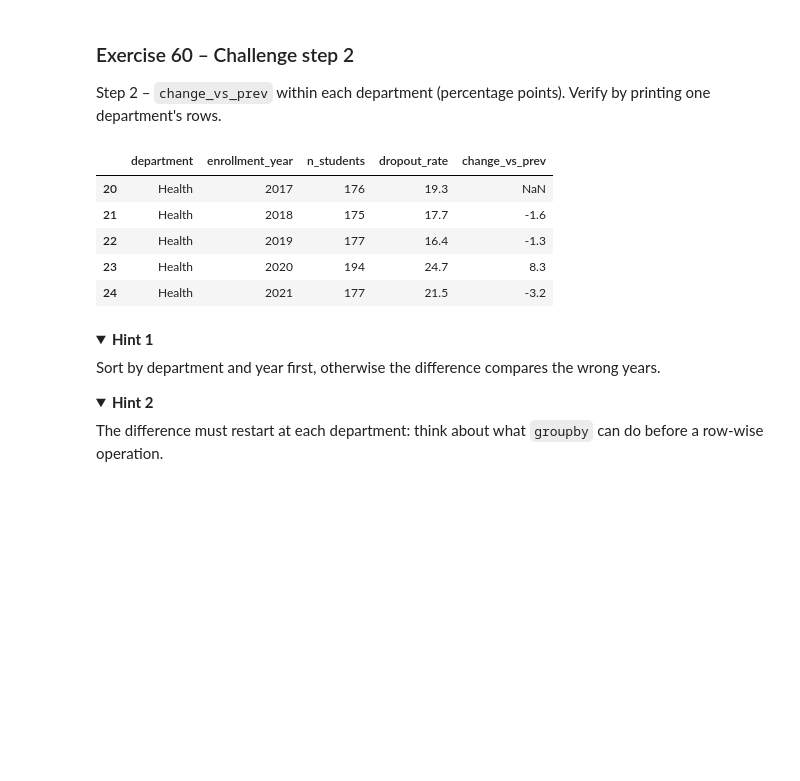
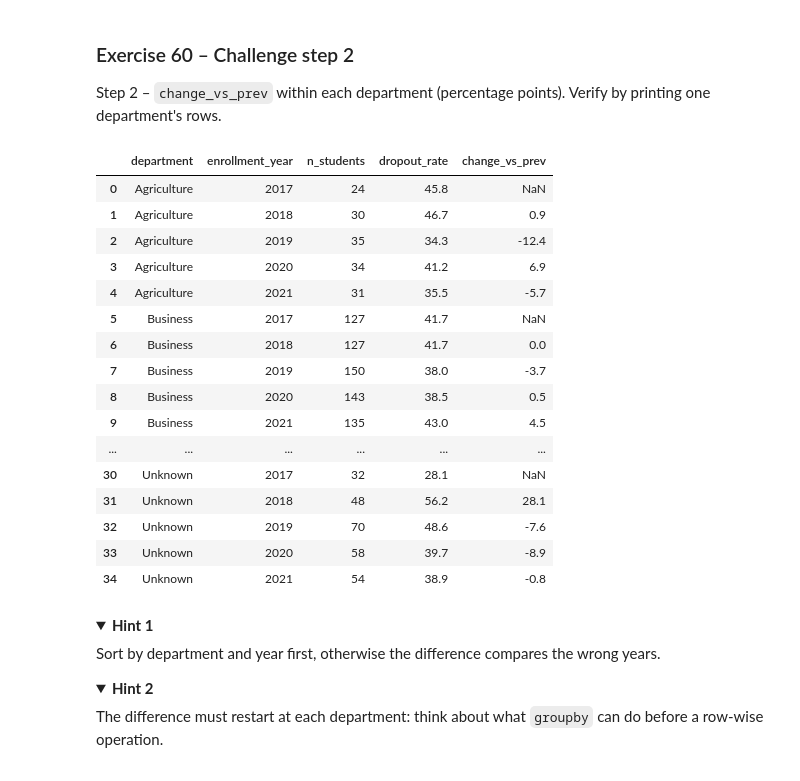
Before and after one commit to OrangeBoop/Lab02, a Jupyter notebook: 02_DS_Lab_NumPy_Pandas_Students.ipynb, the cells around one changed output. Saved outputs shown, nothing was run; the diff lists cells and outputs as text; code cells hidden in the pictures; folded sections open; blank space fills up the shorter version.

```diff
--- a/02_DS_Lab_NumPy_Pandas_Students.ipynb
+++ b/02_DS_Lab_NumPy_Pandas_Students.ipynb
@@ -1493,5 +1518,28 @@ debtor & no scholarship: 66.3%  |  non-debtor & scholarship: 10.7%
 Create a column `risk_flag`: `'High'` if the student approved **fewer than half** of the units enrolled in semester 1, `'Medium'` if fewer than all of them, otherwise `'Low'`. Students with **0 units enrolled** must end up as `'Low'` – make sure of it. Show the dropout rate (%) per flag, sorted descending.
 Then: compute the dropout rate of the 0-units-enrolled students separately. Does `'Low'` describe them? If you could keep only two of the three flags, which would you merge, and why? (comment)
 # %%
-# Write your code here
+# Step #1: Create risk flag
+sm1_enrolled = students["sem1_enrolled"]
+sm1_approved = students["sem1_approved"]
+
+
+conditions = [sm1_enrolled == 0, sm1_approved < sm1_enrolled / 2 , sm1_approved < sm1_enrolled]
+choices = ['Low', 'High', 'Medium']
+students["risk_flag"] = np.select(conditions, choices, default = 'Low')
+
+# Step #2: Dropout rates
+print("\nDropout rate (%) per flag:")
+display((students.groupby("risk_flag")["dropped"].mean() * 100).sort_values(ascending = False))
+
+# Step #3: Dropout rates of the 0 units enrolled students
+print("\nDropout rate (%) of 0 enrolled:")
+zero_enrolled = students[students["sem1_enrolled"] == 0]
+print(("{:.2f}%".format(zero_enrolled["dropped"].mean() * 100)))
+
+# Value counts and df size
+print("\n", zero_enrolled["dropped"].value_counts())
+len(students)
+
+# It doesn't seem like Low really describe the 0 enrolled students thus I would suggest that we merge Low and Medium because they almost represent the same group
+# and by the percentage of droupouts they are the closest to each other.
 # %% [output]
@@ -1679,0 +1833,8 @@ Step 1 – the base table `dept_year`.
+# %%
+dept_year = (students.groupby(['department', "enrollment_year"], dropna=False)
+             .agg(n_students=('student_id', 'size'), dropout_rate=('dropped', 'mean'))
+             .assign(dropout_rate=lambda d: (d['dropout_rate'] * 100).round(1))
+             .sort_values('dropout_rate', ascending=False)).reset_index().sort_values(["department", "enrollment_year"]).reset_index(drop = True)
+
+display(dept_year)
+print(dept_year.shape)
@@ -1694,13 +1874,26 @@ Same pattern as Exercise 46 (named aggregations), then `reset_index()`.
 Step 2 – `change_vs_prev` within each department (percentage points). Verify by printing one department's rows.
 # %%
 # Write your code here
+dept_year["change_vs_prev"] = dept_year.groupby('department')["dropout_rate"].diff()
+dept_year
 # %% [output]
 |  | department | enrollment_year | n_students | dropout_rate | change_vs_prev |
-| 20 | Health | 2017 | 176 | 19.3 | NaN |
-| 21 | Health | 2018 | 175 | 17.7 | -1.6 |
-| 22 | Health | 2019 | 177 | 16.4 | -1.3 |
-| 23 | Health | 2020 | 194 | 24.7 | 8.3 |
-| 24 | Health | 2021 | 177 | 21.5 | -3.2 |
+| 0 | Agriculture | 2017 | 24 | 45.8 | NaN |
+| 1 | Agriculture | 2018 | 30 | 46.7 | 0.9 |
+| 2 | Agriculture | 2019 | 35 | 34.3 | -12.4 |
+| 3 | Agriculture | 2020 | 34 | 41.2 | 6.9 |
+| 4 | Agriculture | 2021 | 31 | 35.5 | -5.7 |
+| 5 | Business | 2017 | 127 | 41.7 | NaN |
+| 6 | Business | 2018 | 127 | 41.7 | 0.0 |
+| 7 | Business | 2019 | 150 | 38.0 | -3.7 |
+| 8 | Business | 2020 | 143 | 38.5 | 0.5 |
+| 9 | Business | 2021 | 135 | 43.0 | 4.5 |
+| ... | ... | ... | ... | ... | ... |
+| 30 | Unknown | 2017 | 32 | 28.1 | NaN |
+| 31 | Unknown | 2018 | 48 | 56.2 | 28.1 |
+| 32 | Unknown | 2019 | 70 | 48.6 | -7.6 |
+| 33 | Unknown | 2020 | 58 | 39.7 | -8.9 |
+| 34 | Unknown | 2021 | 54 | 38.9 | -0.8 |
 # %% [markdown]
 <details><summary><b>Hint 1</b></summary>
 
```
Also changed, not shown: parts of 28 cells of this notebook, 2 other files.
